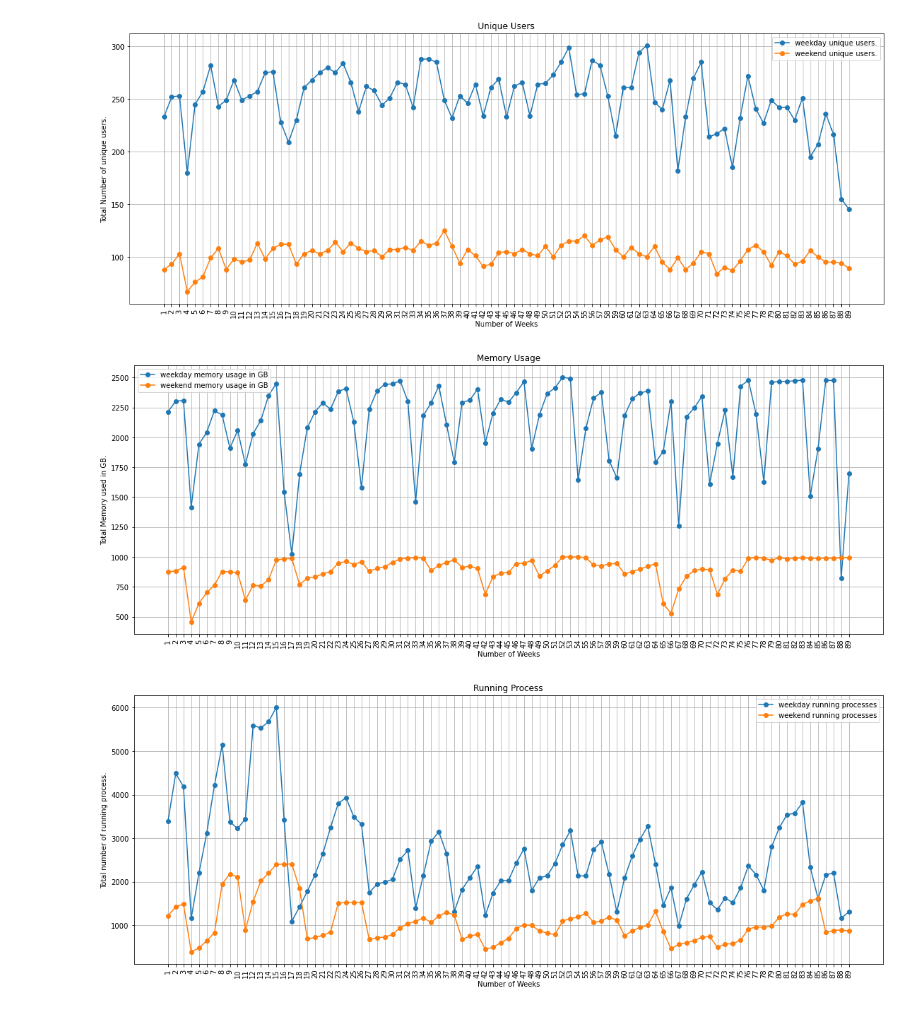
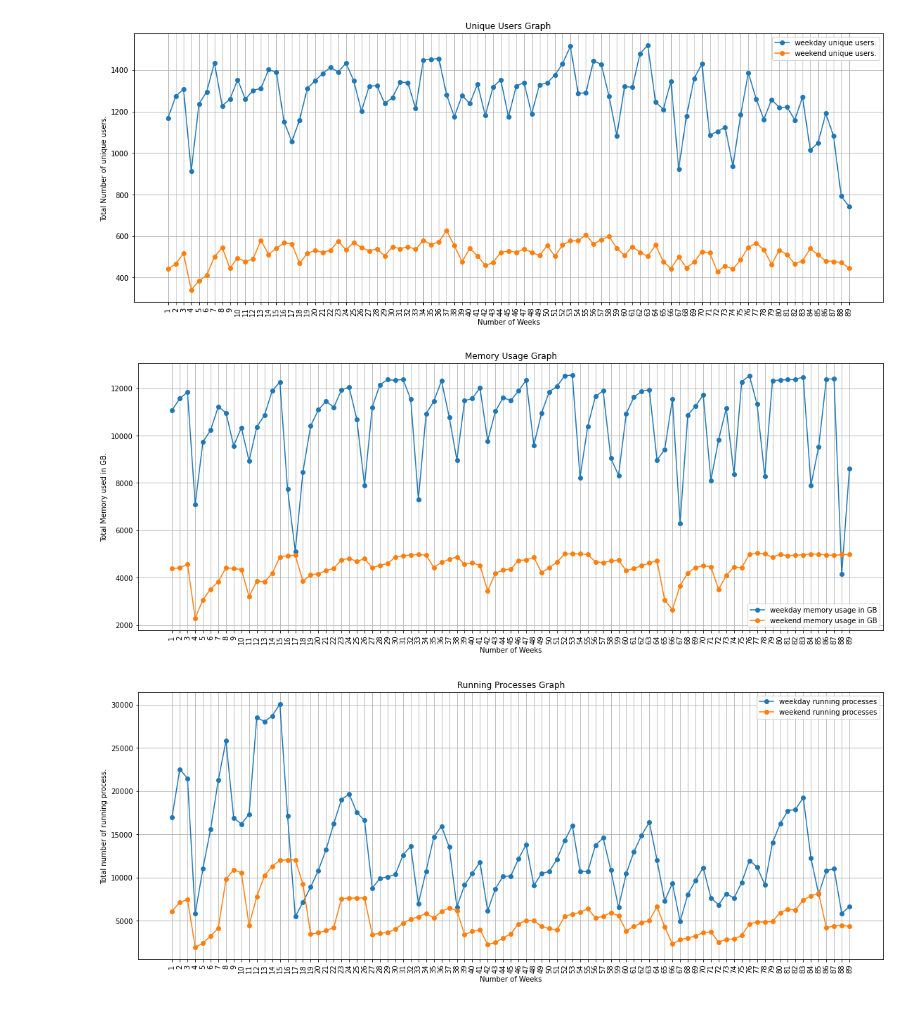
Before and after one commit to shubhamrastogi1810/SMC-Data_Challenge, a Jupyter notebook: Correlation.ipynb, the cells around one changed output. Drawn from its saved outputs; the diff is of its cells as text; code cells hidden in the pictures.

Commit message:
graphs reviewed.

```diff
--- a/Correlation.ipynb
+++ b/Correlation.ipynb
@@ -48,11 +48,12 @@ def finding_correlation(arg):
             if date in lis and abc[arg].sum() != 0:
                 # if the sum is 0 that means the column of that date is not present in that dataframe.
                 # missing files.
-                weku.append(abc[arg].sum()//len(abc)//5)
-
+                weku.append(abc[arg].sum()//(len(abc)//5))
+                # hourly ratio for the values in ratio of 5:2 in the graph.
 
             if date not in lis and abc[arg].sum() != 0:
-                wu.append(abc[arg].sum()//len(abc)//5)
+                wu.append(abc[arg].sum()//(len(abc)//5))
+                # hourly ratio for the values in ratio of 5:2 in the graph.
 
         # appending the values at the end of every month the the main list of weekday v/s weekend usage.
         counter = 0
@@ -74,39 +75,39 @@ def finding_correlation(arg):
     plt.xlabel('Number of Weeks')
 
     if arg == 'wusers':
-        plt.title('Unique Users')
+        plt.title('Unique Users Graph')
         plt.ylabel('Total Number of unique users.')
         plt.plot(x_values,w_values,label='weekday unique users.',marker='o')
         plt.plot(x_values,we_values,label='weekend unique users.',marker='o')
         plt.legend()
     elif arg  == 'memory-used':
-        plt.title('Memory Usage')
+        plt.title('Memory Usage Graph')
         plt.ylabel('Total Memory used in GB.')
         plt.plot(x_values,w_values,label='weekday memory usage in GB',marker='o')
         plt.plot(x_values,we_values,label='weekend memory usage in GB',marker='o')
         plt.legend()
     elif arg  == 'running-process':
-        plt.title('Running Process')
+        plt.title('Running Processes Graph')
         plt.ylabel('Total number of running process.')
         plt.plot(x_values,w_values,label='weekday running processes',marker='o')
         plt.plot(x_values,we_values,label='weekend running processes',marker='o')
         plt.legend()
 
 
 
     plt.grid()
     plt.xticks(x_values,rotation=90)
     plt.show()
 
 
 
 
 # finding the correlation of following list values.
 relation = ['wusers','memory-used','running-process']
 
 for i in relation:
     finding_correlation(i)
 # %% [output]
-[figure, old version]
+[figure, new version]
-[figure, old version]
+[figure, new version]
-[figure, old version]
+[figure, new version]
```
